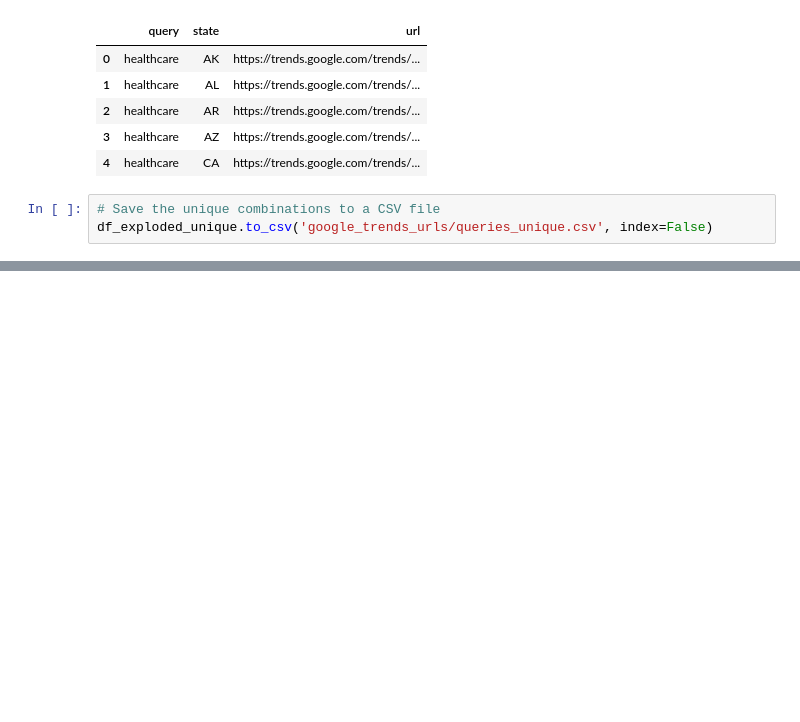
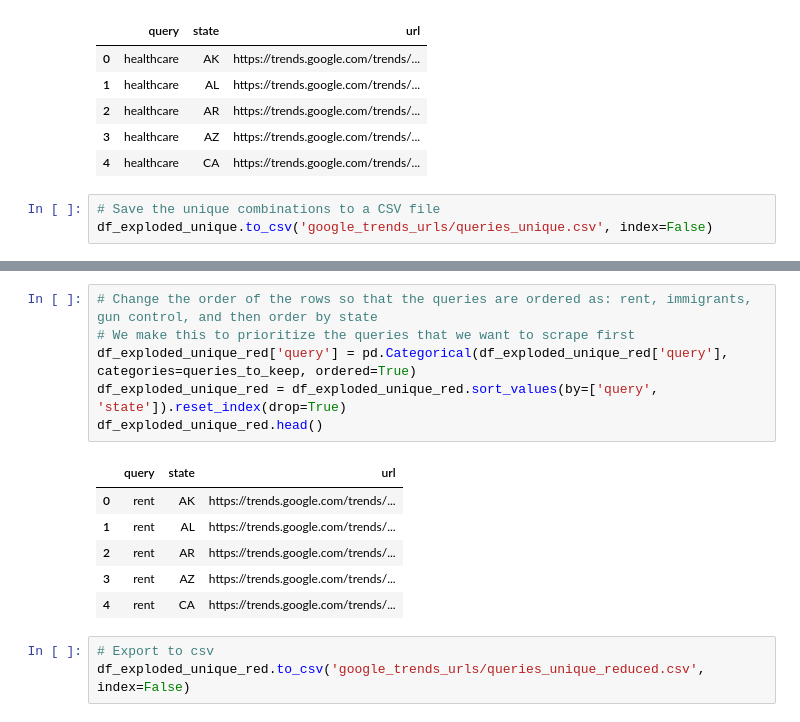
Before and after one commit to pablo-fdz/F-N_hw1, a Jupyter notebook: creating_gtrend_urls.ipynb, the cells around one changed output, grey strips where cells are left out. Saved outputs shown, nothing was run; the diff lists cells and outputs as text; blank space fills up the shorter version.

```diff
--- a/creating_gtrend_urls.ipynb
+++ b/creating_gtrend_urls.ipynb
@@ -1451,0 +1490,16 @@ df_exploded_unique.to_csv('google_trends_urls/queries_unique.csv', index=False)
+# %%
+# Change the order of the rows so that the queries are ordered as: rent, immigrants, gun control, and then order by state
+# We make this to prioritize the queries that we want to scrape first
+df_exploded_unique_red['query'] = pd.Categorical(df_exploded_unique_red['query'], categories=queries_to_keep, ordered=True)
+df_exploded_unique_red = df_exploded_unique_red.sort_values(by=['query', 'state']).reset_index(drop=True)
+df_exploded_unique_red.head()
+# %% [output]
+|  | query | state | url |
+| 0 | rent | AK | https://trends.google.com/trends/... |
+| 1 | rent | AL | https://trends.google.com/trends/... |
+| 2 | rent | AR | https://trends.google.com/trends/... |
+| 3 | rent | AZ | https://trends.google.com/trends/... |
+| 4 | rent | CA | https://trends.google.com/trends/... |
+# %%
+# Export to csv
+df_exploded_unique_red.to_csv('google_trends_urls/queries_unique_reduced.csv', index=False)
```
Also changed, not shown: parts of 3 cells of this notebook, 8 other files.
